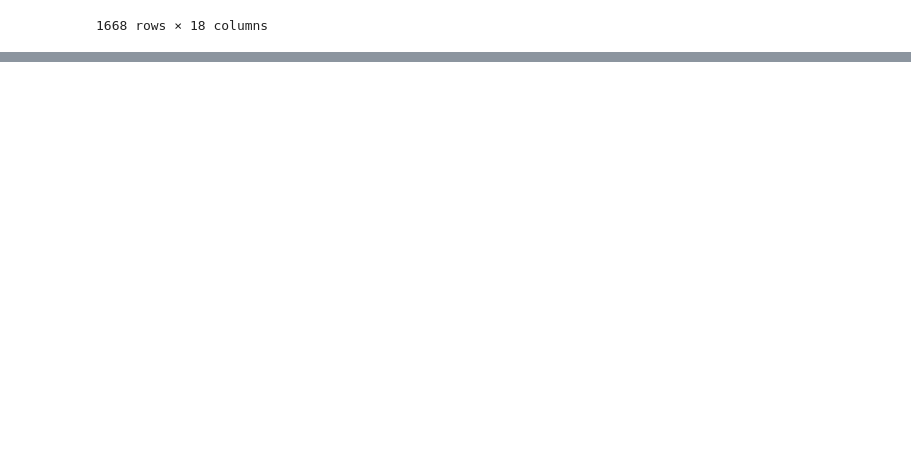
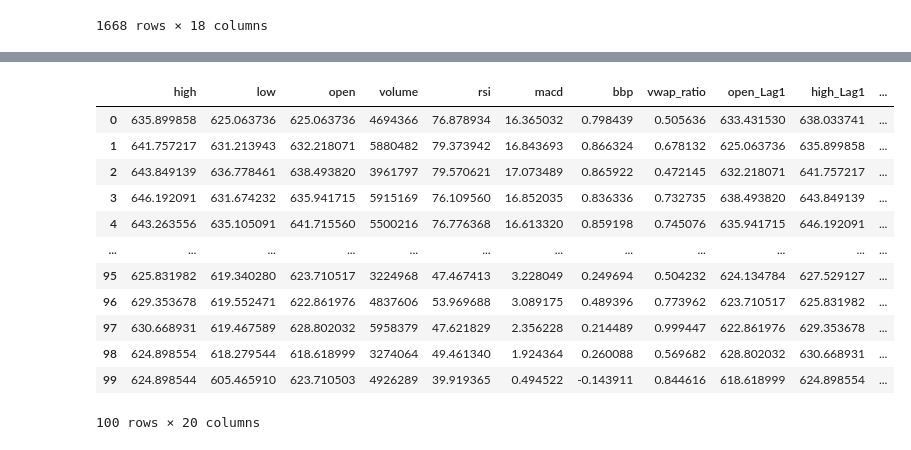
Before and after one commit to Krishnakanth834/MLProject1, a Jupyter notebook: price_predict_model.ipynb, the cells around one changed output, grey strips where cells are left out. Saved outputs shown, nothing was run; the diff lists cells and outputs as text; code cells hidden in the pictures; blank space fills up the shorter version.

```diff
--- a/price_predict_model.ipynb
+++ b/price_predict_model.ipynb
@@ -209,0 +347,32 @@ df_train
+# %%
+# Function to evaluate model
+def evaluate_model(model, X_train, y_train, X_val, y_val):
+    model.fit(X_train, y_train)
+    y_train_pred = model.predict(X_train)
+    y_val_pred = model.predict(X_val)
+    rmse_train = np.sqrt(mean_squared_error(y_train, y_train_pred))
+    rmse_val = np.sqrt(mean_squared_error(y_val, y_val_pred))
+    return rmse_train, rmse_val
+
+# Tuning Max Depth
+depths = range(3, 15)
+dt_scores = []
+best_dt_rmse_val = float('inf')
+best_dt_depth = 0
+
+for depth in depths:
+    model = DecisionTreeRegressor(max_depth=depth, random_state=11)
+    rmse_train, rmse_val = evaluate_model(model, X_train, y_train, X_val, y_val)
+    dt_scores.append({'Depth': depth, 'Train RMSE': rmse_train, 'Validation RMSE': rmse_val})
+    if rmse_val < best_dt_rmse_val:
+        best_dt_rmse_val = rmse_val
+        best_dt_depth = depth
+
+dt_results = pd.DataFrame(dt_scores)
+print("\n--- Decision Tree Max Depth Tuning Results ---")
+print(dt_results)
+print(f"\nBest Decision Tree Depth: {best_dt_depth} with Val RMSE: {best_dt_rmse_val:.4f}")
+
+# Final DT Model
+dt_model = DecisionTreeRegressor(max_depth=best_dt_depth, random_state=11)
+dt_model.fit(X_train, y_train)
@@ -209,0 +397,16 @@ df_train
+# %%
+X_train.head(100)
+# %% [output]
+|  | high | low | open | volume | rsi | macd | bbp | vwap_ratio | open_Lag1 | high_Lag1 | ... |
+| 0 | 635.899858 | 625.063736 | 625.063736 | 4694366 | 76.878934 | 16.365032 | 0.798439 | 0.505636 | 633.431530 | 638.033741 | ... |
+| 1 | 641.757217 | 631.213943 | 632.218071 | 5880482 | 79.373942 | 16.843693 | 0.866324 | 0.678132 | 625.063736 | 635.899858 | ... |
+| 2 | 643.849139 | 636.778461 | 638.493820 | 3961797 | 79.570621 | 17.073489 | 0.865922 | 0.472145 | 632.218071 | 641.757217 | ... |
+| 3 | 646.192091 | 631.674232 | 635.941715 | 5915169 | 76.109560 | 16.852035 | 0.836336 | 0.732735 | 638.493820 | 643.849139 | ... |
+| 4 | 643.263556 | 635.105091 | 641.715560 | 5500216 | 76.776368 | 16.613320 | 0.859198 | 0.745076 | 635.941715 | 646.192091 | ... |
+| ... | ... | ... | ... | ... | ... | ... | ... | ... | ... | ... | ... |
+| 95 | 625.831982 | 619.340280 | 623.710517 | 3224968 | 47.467413 | 3.228049 | 0.249694 | 0.504232 | 624.134784 | 627.529127 | ... |
+| 96 | 629.353678 | 619.552471 | 622.861976 | 4837606 | 53.969688 | 3.089175 | 0.489396 | 0.773962 | 623.710517 | 625.831982 | ... |
+| 97 | 630.668931 | 619.467589 | 628.802032 | 5958379 | 47.621829 | 2.356228 | 0.214489 | 0.999447 | 622.861976 | 629.353678 | ... |
+| 98 | 624.898554 | 618.279544 | 618.618999 | 3274064 | 49.461340 | 1.924364 | 0.260088 | 0.569682 | 628.802032 | 630.668931 | ... |
+| 99 | 624.898544 | 605.465910 | 623.710503 | 4926289 | 39.919365 | 0.494522 | -0.143911 | 0.844616 | 618.618999 | 624.898554 | ... |
+100 rows × 20 columns
```
Also changed, not shown: parts of 9 cells of this notebook.
